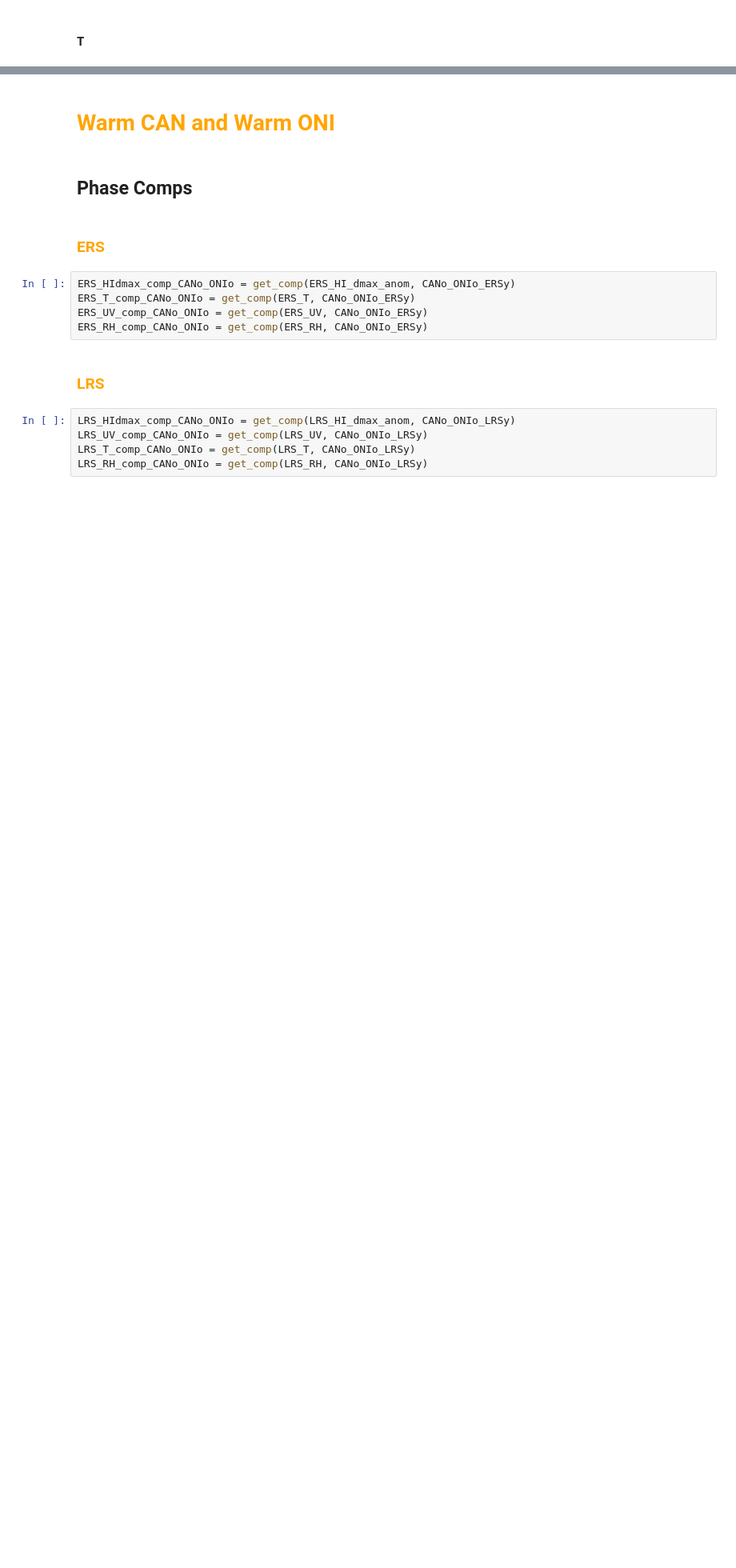
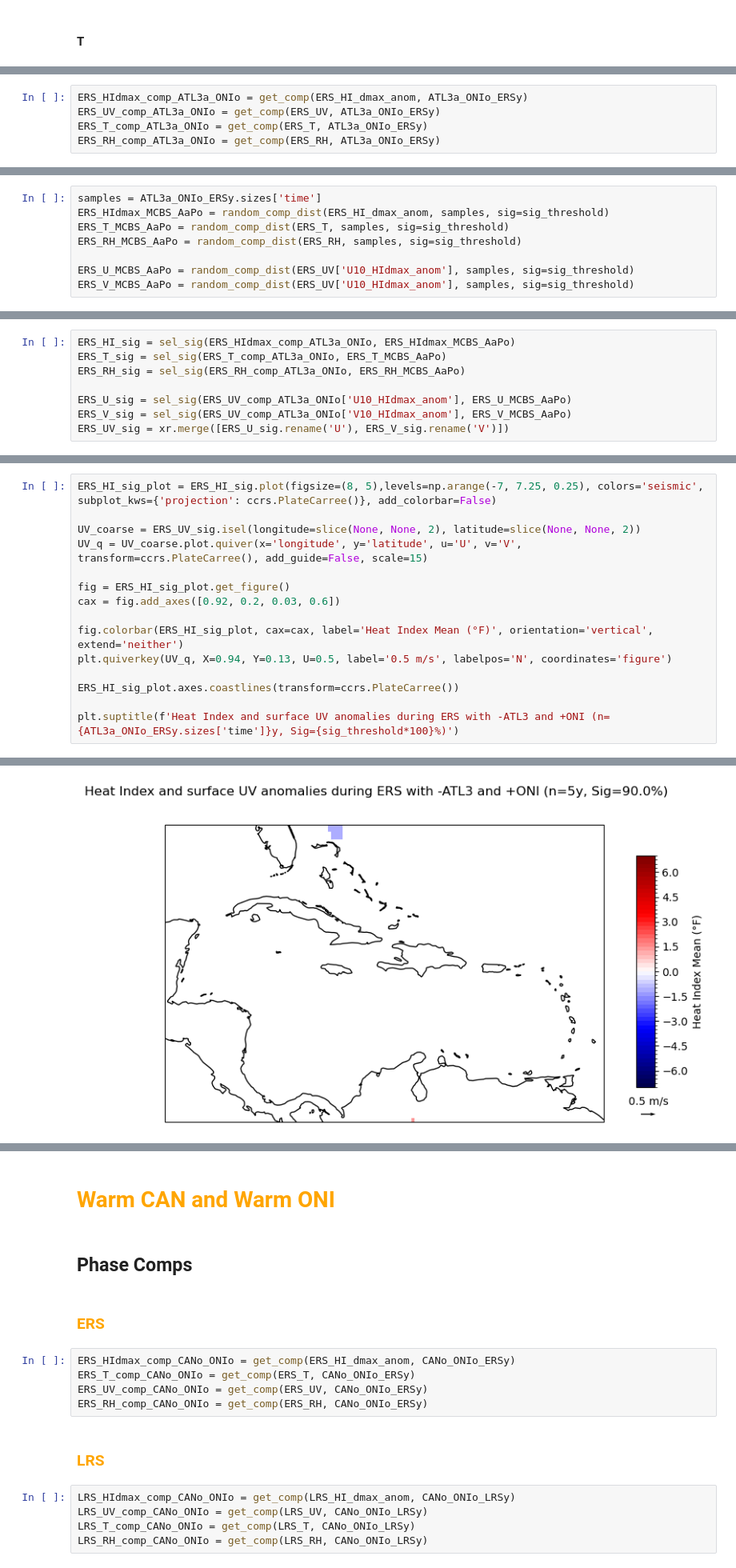
Before and after one commit to allan3prez/Caribe_Heat_AN, a Jupyter notebook: Plots/Sig_test_convolution.ipynb, the cells around one changed output, grey strips where cells are left out. Shown at 80% size. Cells and saved outputs as stored; diff of their text form; blank space fills up the shorter version.

Commit message:
finishes null hypothesis test plots

```diff
--- a/Plots/Sig_test_convolution.ipynb
+++ b/Plots/Sig_test_convolution.ipynb
@@ -576,0 +594,5 @@ Text(0.5, 0.98, 'T anomaly during LRS with +ATL3 and -ONI (n=2y, Sig=90.0%)')
+# %%
+ERS_HIdmax_comp_ATL3a_ONIo = get_comp(ERS_HI_dmax_anom, ATL3a_ONIo_ERSy)
+ERS_UV_comp_ATL3a_ONIo = get_comp(ERS_UV, ATL3a_ONIo_ERSy)
+ERS_T_comp_ATL3a_ONIo = get_comp(ERS_T, ATL3a_ONIo_ERSy)
+ERS_RH_comp_ATL3a_ONIo = get_comp(ERS_RH, ATL3a_ONIo_ERSy)
@@ -576,0 +606,8 @@ Text(0.5, 0.98, 'T anomaly during LRS with +ATL3 and -ONI (n=2y, Sig=90.0%)')
+# %%
+samples = ATL3a_ONIo_ERSy.sizes['time']
+ERS_HIdmax_MCBS_AaPo = random_comp_dist(ERS_HI_dmax_anom, samples, sig=sig_threshold)
+ERS_T_MCBS_AaPo = random_comp_dist(ERS_T, samples, sig=sig_threshold)
+ERS_RH_MCBS_AaPo = random_comp_dist(ERS_RH, samples, sig=sig_threshold)
+
+ERS_U_MCBS_AaPo = random_comp_dist(ERS_UV['U10_HIdmax_anom'], samples, sig=sig_threshold)
+ERS_V_MCBS_AaPo = random_comp_dist(ERS_UV['U10_HIdmax_anom'], samples, sig=sig_threshold)
@@ -576,0 +625,8 @@ Text(0.5, 0.98, 'T anomaly during LRS with +ATL3 and -ONI (n=2y, Sig=90.0%)')
+# %%
+ERS_HI_sig = sel_sig(ERS_HIdmax_comp_ATL3a_ONIo, ERS_HIdmax_MCBS_AaPo)
+ERS_T_sig = sel_sig(ERS_T_comp_ATL3a_ONIo, ERS_T_MCBS_AaPo)
+ERS_RH_sig = sel_sig(ERS_RH_comp_ATL3a_ONIo, ERS_RH_MCBS_AaPo)
+
+ERS_U_sig = sel_sig(ERS_UV_comp_ATL3a_ONIo['U10_HIdmax_anom'], ERS_U_MCBS_AaPo)
+ERS_V_sig = sel_sig(ERS_UV_comp_ATL3a_ONIo['V10_HIdmax_anom'], ERS_V_MCBS_AaPo)
+ERS_UV_sig = xr.merge([ERS_U_sig.rename('U'), ERS_V_sig.rename('V')])
@@ -576,0 +647,16 @@ Text(0.5, 0.98, 'T anomaly during LRS with +ATL3 and -ONI (n=2y, Sig=90.0%)')
+# %%
+ERS_HI_sig_plot = ERS_HI_sig.plot(figsize=(8, 5),levels=np.arange(-7, 7.25, 0.25), colors='seismic', subplot_kws={'projection': ccrs.PlateCarree()}, add_colorbar=False)
+
+UV_coarse = ERS_UV_sig.isel(longitude=slice(None, None, 2), latitude=slice(None, None, 2))
+UV_q = UV_coarse.plot.quiver(x='longitude', y='latitude', u='U', v='V', transform=ccrs.PlateCarree(), add_guide=False, scale=15)
+
+fig = ERS_HI_sig_plot.get_figure()
+cax = fig.add_axes([0.92, 0.2, 0.03, 0.6])
+
+fig.colorbar(ERS_HI_sig_plot, cax=cax, label='Heat Index Mean (°F)', orientation='vertical', extend='neither')
+plt.quiverkey(UV_q, X=0.94, Y=0.13, U=0.5, label='0.5 m/s', labelpos='N', coordinates='figure')
+
+ERS_HI_sig_plot.axes.coastlines(transform=ccrs.PlateCarree())
+
+plt.suptitle(f'Heat Index and surface UV anomalies during ERS with -ATL3 and +ONI (n={ATL3a_ONIo_ERSy.sizes['time']}y, Sig={sig_threshold*100}%)')
+# %% [output]
@@ -576,0 +664 @@ Text(0.5, 0.98, 'T anomaly during LRS with +ATL3 and -ONI (n=2y, Sig=90.0%)')
+[figure, added]
```
Also changed, not shown: parts of 61 cells of this notebook, 1 other file.
